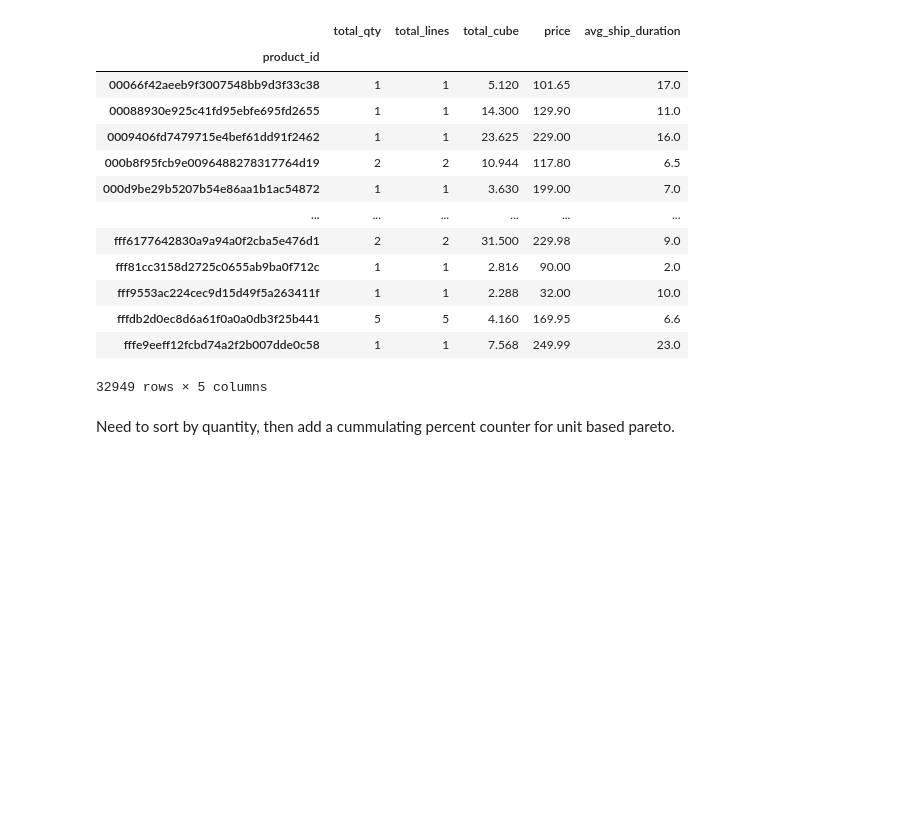
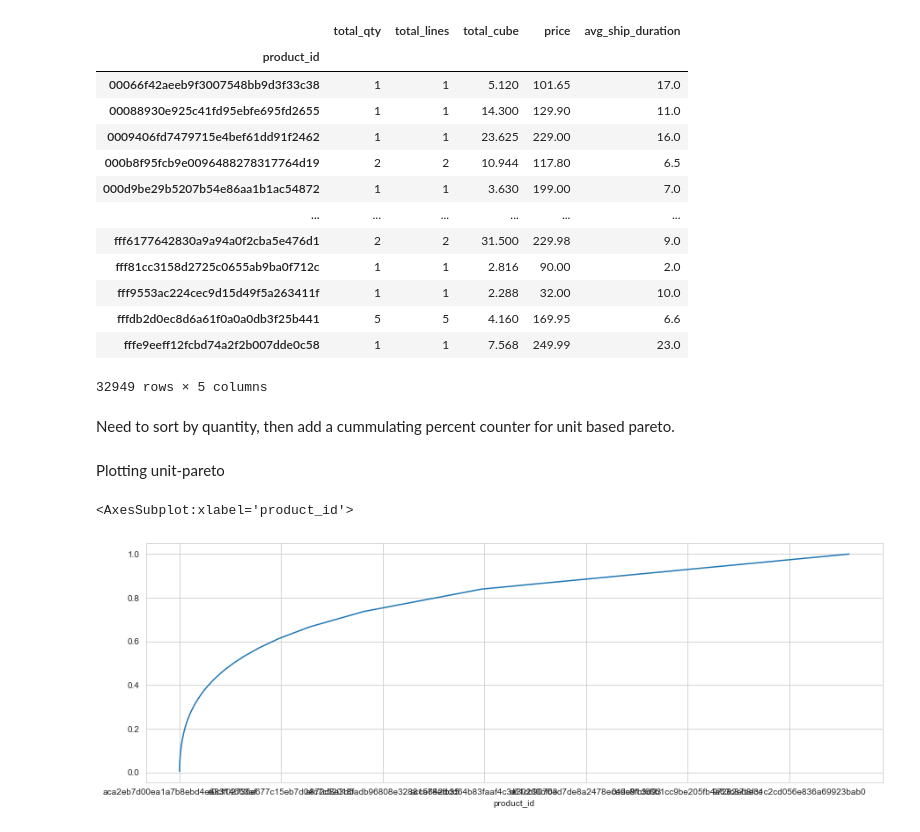
Before and after one commit to LarsTinnefeld/Olist-order-profile-analysis, a Jupyter notebook: olist_order_profile.ipynb, the cells around one changed output. Saved outputs shown, nothing was run; the diff lists cells and outputs as text; code cells hidden in the pictures; blank space fills up the shorter version.

```diff
--- a/olist_order_profile.ipynb
+++ b/olist_order_profile.ipynb
@@ -194,3 +194,12 @@ df_SKUs
 Need to sort by quantity, then add a cummulating percent counter for unit based pareto.
 # %%
 df_SKUs.sort_values(by='total_qty', ascending = False, inplace = True)
+# %%
+df_SKUs['cum_qty'] = df_SKUs['total_qty'].cumsum()/df_SKUs['total_qty'].sum()
+# %% [markdown]
+Plotting unit-pareto
+# %%
+df_SKUs['cum_qty'].plot(figsize = (15, 5))
+# %% [output]
+<AxesSubplot:xlabel='product_id'>
+[figure, added]
```
Also changed, not shown: parts of 5 cells of this notebook.
